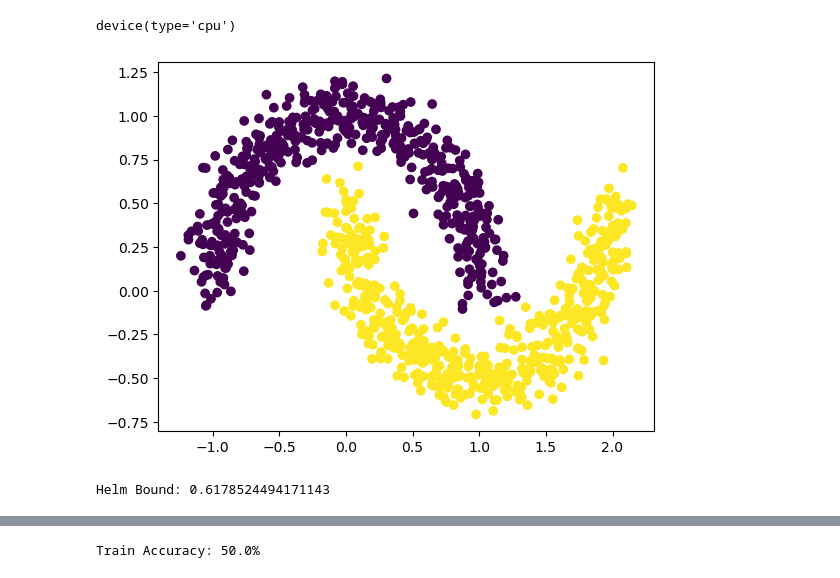
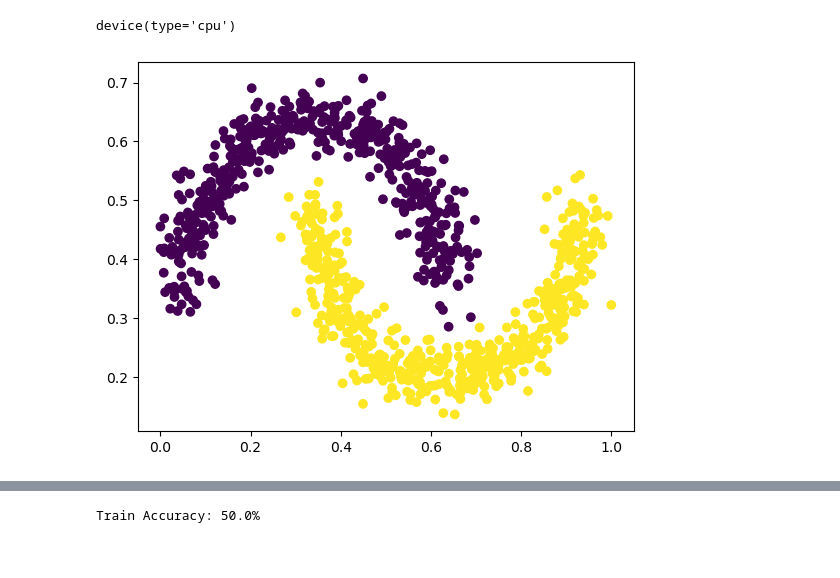
Before and after one commit to Ak-ash22/qcbm_hiwi, a Jupyter notebook: vqc_moons.ipynb, the cells around one changed output, grey strips where cells are left out. Cells and saved outputs as stored; diff of their text form; code cells hidden in the pictures.

```diff
--- a/vqc_moons.ipynb
+++ b/vqc_moons.ipynb
@@ -21,58 +21,66 @@ device(type='cpu')
 from torch.utils.data import DataLoader, TensorDataset
 from sklearn.datasets import make_moons
 
 # Generate and preprocess the dataset
 dataset = {}
 train_input, train_label = make_moons(n_samples=1000, shuffle=True, noise=0.1, random_state=None)
 test_input, test_label = make_moons(n_samples=1000, shuffle=True, noise=0.1, random_state=None)
 
 dtype = torch.get_default_dtype()
 torch.set_default_dtype(dtype)
 dataset['train_input'] = torch.from_numpy(train_input).type(dtype).to(device)
 dataset['test_input'] = torch.from_numpy(test_input).type(dtype).to(device)
 dataset['train_label'] = torch.from_numpy(train_label[:, None]).type(dtype).to(device)
 dataset['test_label'] = torch.from_numpy(test_label[:, None]).type(dtype).to(device)
 
 # Visualize the dataset
 X = dataset['train_input']
 y = dataset['train_label']
-plt.show()
+
+x_min = torch.min(X)
+x_max = torch.max(X)
+
+X = (X - x_min) / (x_max - x_min)
+
 plt.scatter(X[:,0].cpu().detach().numpy(), X[:,1].cpu().detach().numpy(), c=y[:,0].cpu().detach().numpy())
 plt.show()
 
 
 batch_size = 100
 train_loader = torch.utils.data.DataLoader(list(zip(X, y)), batch_size=batch_size, shuffle=True)
 
 
 X_test = dataset['test_input']
 Y_test = dataset['test_label']
+
+x_min = torch.min(X_test)
+x_max = torch.max(X_test)
+X_test = (X_test - x_min) / (x_max - x_min)
+
 test_loader = torch.utils.data.DataLoader(list(zip(X_test, Y_test)), batch_size=batch_size, shuffle=False)
 # %% [output]
-[figure, old version]
+[figure, new version]
 # %%
-X0list = []
-X1list = []
-for x,y in train_loader:
-    # print(f"X: {x.shape}, y: {y.shape}")
-    X0 = x[np.where(y==0.)[0]]
-    X1 = x[np.where(y==1.)[0]]
-    for element in X0:
-        element /= torch.norm(element)
-        rho = torch.outer(element.conj(), element)
-        X0list.append(rho)
-    for element in X1:
-        element /= torch.norm(element)
-        rho = torch.outer(element.conj(), element)
-        X1list.append(rho)
+# X0list = []
+# X1list = []
+# for x,y in train_loader:
+#     # print(f"X: {x.shape}, y: {y.shape}")
+#     X0 = x[np.where(y==0.)[0]]
+#     X1 = x[np.where(y==1.)[0]]
+#     for element in X0:
+#         element /= torch.norm(element)
+#         rho = torch.outer(element.conj(), element)
+#         X0list.append(rho)
+#     for element in X1:
+#         element /= torch.norm(element)
+#         rho = torch.outer(element.conj(), element)
+#         X1list.append(rho)
 
-rhox0 = torch.mean(torch.stack(X0list), dim=0)
-rhox1 = torch.mean(torch.stack(X1list), dim=0)
-tr = torch.trace(np.abs(rhox0 - rhox1)) * 0.5
-helm_bound = 0.5 + (0.5 * tr)
-print("Helm Bound:", helm_bound.item())
+# rhox0 = torch.mean(torch.stack(X0list), dim=0)
+# rhox1 = torch.mean(torch.stack(X1list), dim=0)
+# tr = torch.trace(np.abs(rhox0 - rhox1)) * 0.5
+# helm_bound = 0.5 + (0.5 * tr)
+# print("Helm Bound:", helm_bound.item())
-# %% [output]
-Helm Bound: 0.6178524494171143
 # %%
 n_qubits = 4
 total_qubits = 4    ##### Change this to 8 if u want to use the ancillas
```
Also changed, not shown: parts of 6 cells of this notebook, 5 other files.
